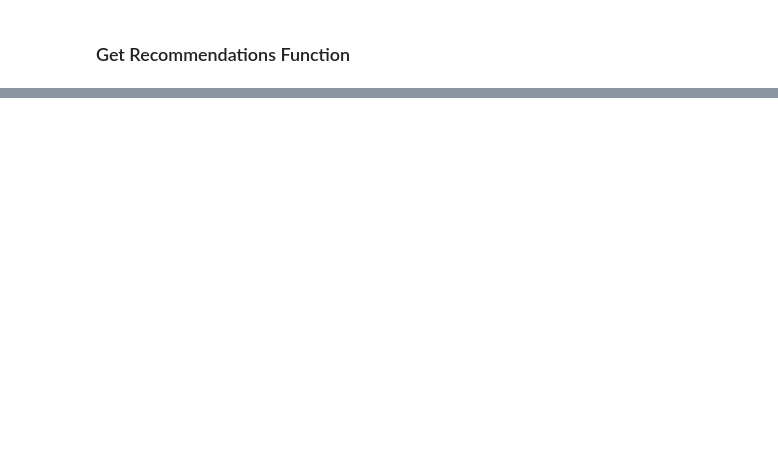
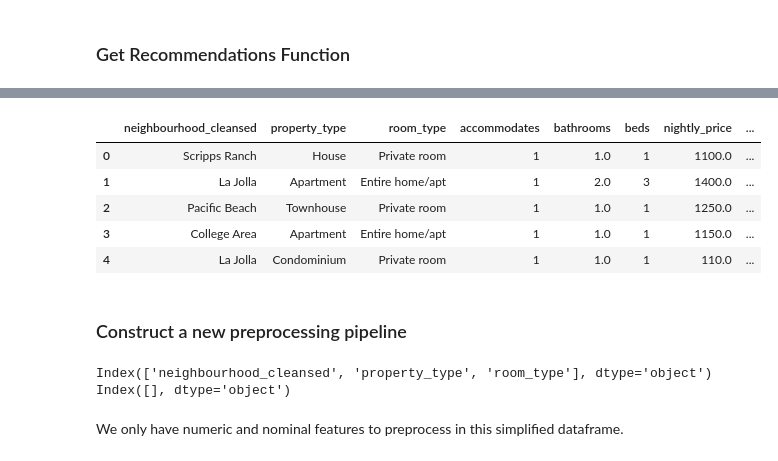
Before and after one commit to eric8395/airbnb_recommendations, a Jupyter notebook: Recommendations.ipynb, the cells around one changed output, grey strips where cells are left out. Saved outputs shown, nothing was run; the diff lists cells and outputs as text; code cells hidden in the pictures; blank space fills up the shorter version.

```diff
--- a/Recommendations.ipynb
+++ b/Recommendations.ipynb
@@ -228,0 +240,4 @@ get_recommendations(sd_pp, random_listing)
+# %%
+# load in df with the cluster labels
+sd_trans = pd.read_csv('data/sd_trans', index_col = 0)
+sd_trans.head()
@@ -228,0 +268,27 @@ get_recommendations(sd_pp, random_listing)
+# %%
+features_to_keep = ['neighbourhood_cleansed', 'property_type', 'room_type',
+                   'accommodates', 'bathrooms', 'beds', 'nightly_price', 'review_scores_rating']
+
+sd_simplified = sd_trans[features_to_keep]
+sd_simplified.head()
+# %% [output]
+|  | neighbourhood_cleansed | property_type | room_type | accommodates | bathrooms | beds | nightly_price | ... |
+| 0 | Scripps Ranch | House | Private room | 1 | 1.0 | 1 | 1100.0 | ... |
+| 1 | La Jolla | Apartment | Entire home/apt | 1 | 2.0 | 3 | 1400.0 | ... |
+| 2 | Pacific Beach | Townhouse | Private room | 1 | 1.0 | 1 | 1250.0 | ... |
+| 3 | College Area | Apartment | Entire home/apt | 1 | 1.0 | 1 | 1150.0 | ... |
+| 4 | La Jolla | Condominium | Private room | 1 | 1.0 | 1 | 110.0 | ... |
+# %% [markdown]
+### Construct a new preprocessing pipeline
+# %%
+# define nominal and ordinal features in the categorical columns
+nom_cols = sd_simplified.select_dtypes(['object']).columns
+print(nom_cols)
+
+ordinal_cols = sd_simplified.select_dtypes(['category']).columns
+print(ordinal_cols)
+# %% [output]
+Index(['neighbourhood_cleansed', 'property_type', 'room_type'], dtype='object')
+Index([], dtype='object')
+# %% [markdown]
+We only have numeric and nominal features to preprocess in this simplified dataframe.
```
Also changed, not shown: parts of 22 cells of this notebook, 3 other files.
